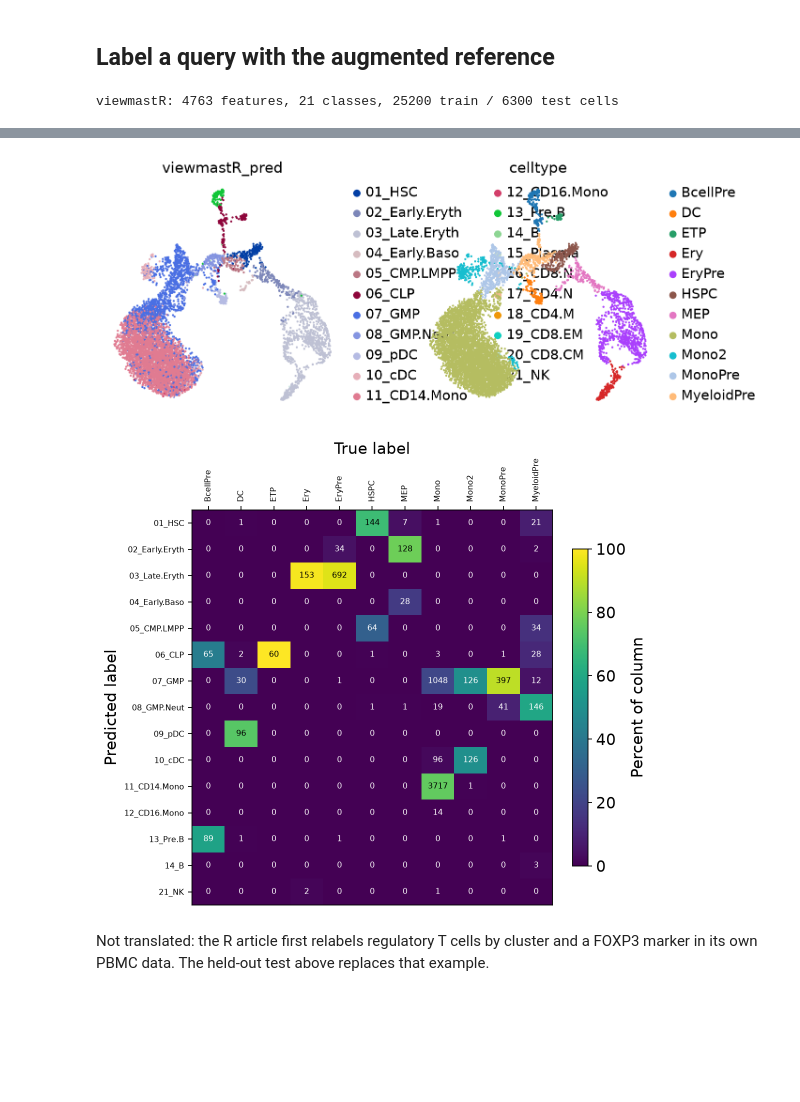
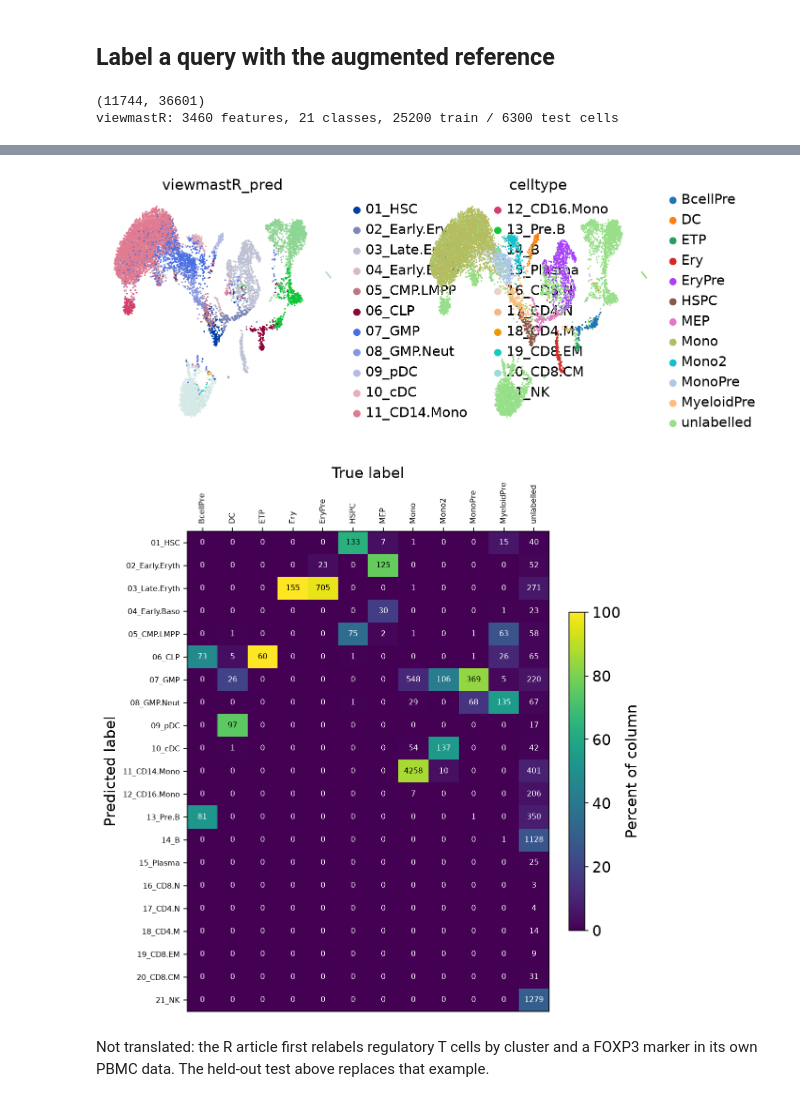
Before and after one commit to jacob-greene/py-viewmastR, a Jupyter notebook: tutorials/04_augment.ipynb, the cells around one changed output, grey strips where cells are left out. Saved outputs shown, nothing was run; the diff lists cells and outputs as text; code cells hidden in the pictures; blank space fills up the shorter version.

```diff
--- a/tutorials/04_augment.ipynb
+++ b/tutorials/04_augment.ipynb
@@ -135,7 +135,17 @@ SFClassification
 # %% [markdown]
 ## Label a query with the augmented reference
 # %%
-query = td.multiome_rna("bm")
+query = td.bm_tcelldep_full()
+print(query.shape)
+emb = query.copy()
+sc.pp.normalize_total(emb)
+sc.pp.log1p(emb)
+sc.pp.highly_variable_genes(emb, n_top_genes=2000)
+sc.pp.pca(emb, n_comps=30, mask_var="highly_variable")
+sc.pp.neighbors(emb)
+sc.tl.umap(emb, random_state=0)
+query.obsm["X_umap"] = emb.obsm["X_umap"]
+del emb
 vm.calculate_feature_dispersion(query)
 vm.select_features(query, top_n=10_000, logmean_ul=-1, logmean_ll=-8)
 vga = set(vm.get_selected_features(aug))
@@ -145,4 +155,5 @@ sc.pl.umap(query, color=["viewmastR_pred", "celltype"], ncols=2)
 vm.confusion_matrix(query.obs["viewmastR_pred"], query.obs["celltype"])
 plt.show()
 # %% [output]
-viewmastR: 4763 features, 21 classes, 25200 train / 6300 test cells
+(11744, 36601)
+viewmastR: 3460 features, 21 classes, 25200 train / 6300 test cells
@@ -154,5 +165,5 @@ viewmastR: 4763 features, 21 classes, 25200 train / 6300 test cells
-[figure, old version]
+[figure, new version]
-[figure, old version]
+[figure, new version]
 # %% [markdown]
 Not translated: the R article first relabels regulatory T cells by cluster and a FOXP3
 marker in its own PBMC data. The held-out test above replaces that example.
```
Also changed, not shown: parts of 3 cells of this notebook, 2 other files.
